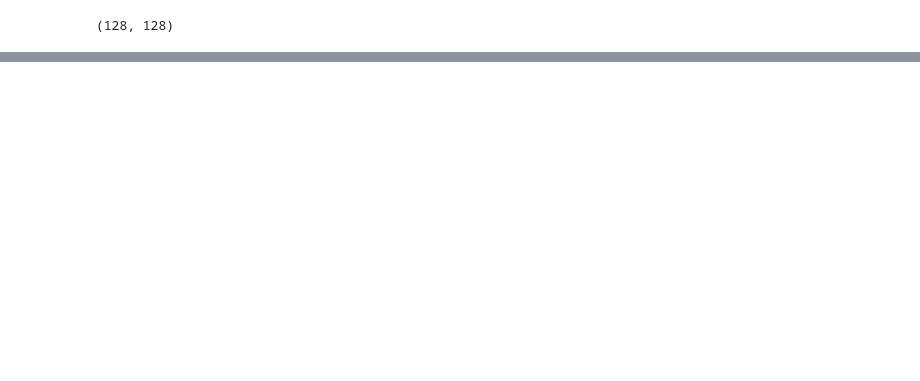
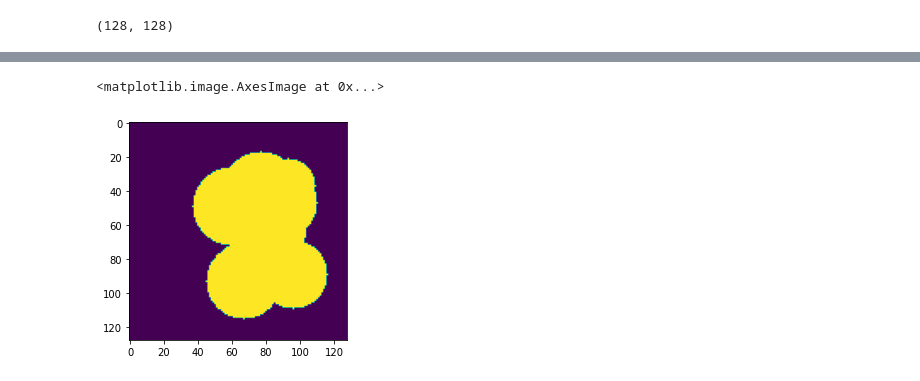
Before and after one commit to akansh12/monai-tutorial, a Jupyter notebook: MONAI/MONAI_tutorial_2(2D_seg).ipynb, the cells around one changed output, grey strips where cells are left out. Saved outputs shown, nothing was run; the diff lists cells and outputs as text; code cells hidden in the pictures; blank space fills up the shorter version.

```diff
--- a/MONAI/MONAI_tutorial_2(2D_seg).ipynb
+++ b/MONAI/MONAI_tutorial_2(2D_seg).ipynb
@@ -227,0 +252,5 @@ train completed, best_metric: 0.9861 at epoch: 10
+# %%
+plt.imshow(label[0][0].to('cpu').numpy())
+# %% [output]
+<matplotlib.image.AxesImage at 0x...>
+[figure, added]
```
Also changed, not shown: parts of 22 cells of this notebook.
